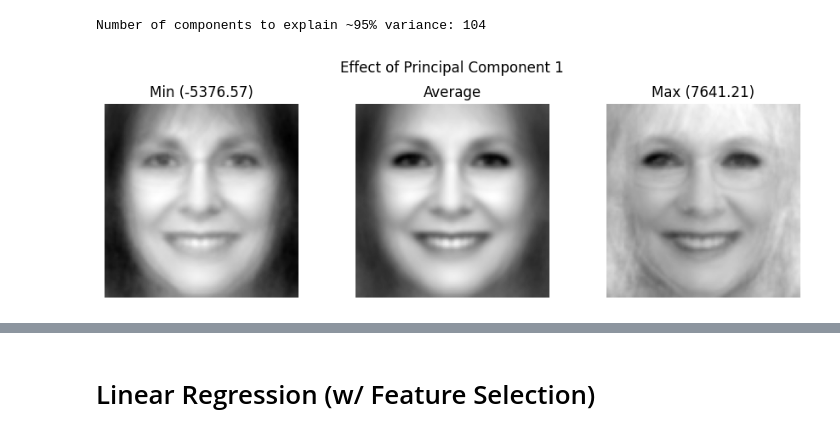
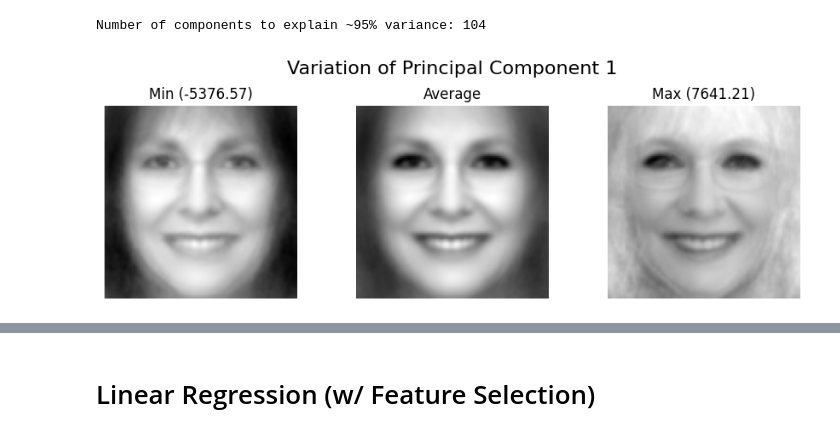
Before and after one commit to s243933/Kareninator, a Jupyter notebook: analyze_ratings.ipynb, the cells around one changed output, grey strips where cells are left out. Saved outputs shown, nothing was run; the diff lists cells and outputs as text; code cells hidden in the pictures.

```diff
--- a/analyze_ratings.ipynb
+++ b/analyze_ratings.ipynb
@@ -130,28 +119,34 @@ actual_components = actual_pca.components_
 # %% [output]
 Number of components to explain ~95% variance: 104
 # %%
-# For PC1, visualize variation
-min_score = np.min(actual_scores[:, 0])
-max_score = np.max(actual_scores[:, 0])
+# Visualize variation within a principal component
+def show_variation(component_index):
 
-# Three images: min, mean, max
-# Image components weighted by min/max scores added onto the average image shows the effect of that component
-img_min = (mean_J + min_score * actual_components[0]).reshape(100, 100)
-img_avg = mean_J.reshape(100, 100)
-img_max = (mean_J + max_score * actual_components[0]).reshape(100, 100)
+    fig, axs = plt.subplots(1, 3, figsize=(9, 3))
 
-fig, axes = plt.subplots(1, 3, figsize=(9, 3))
+    # Get min and max score
+    min_score = np.min(actual_scores[:, component_index])
+    max_score = np.max(actual_scores[:, component_index])
 
-titles = [f"Min ({min_score:.2f})", "Average", f"Max ({max_score:.2f})"]
-imgs = [img_min, img_avg, img_max]
+    # Three images: min, mean, max
+    # Image components weighted by min/max scores added onto the average image shows the effect of that component
+    img_min = (mean_J + min_score * actual_components[component_index]).reshape(100, 100)
+    img_avg = mean_J.reshape(100, 100)
+    img_max = (mean_J + max_score * actual_components[component_index]).reshape(100, 100)
 
-for ax, img, title in zip(axes, imgs, titles):
-    ax.imshow(img, cmap='gray')
-    ax.set_title(title)
-    ax.axis('off')
+    titles = [f"Min ({min_score:.2f})", "Average", f"Max ({max_score:.2f})"]
+    imgs = [img_min, img_avg, img_max]
 
-plt.suptitle(f"Effect of Principal Component 1")
-plt.tight_layout()
-plt.show()
+    # For each of the three images, plot in the corresponding row
+    for ax, img, title in zip(axs, imgs, titles):
+        ax.imshow(img, cmap='gray')
+        ax.set_title(title)
+        ax.axis('off')
+
+    plt.suptitle(f"Variation of Principal Component {component_index+1}", fontsize=16)
+    plt.tight_layout()
+    plt.show()
-# %% [output]
-[figure, removed]
+# %%
+show_variation(0)  # Show variation for the first principal component
+# %% [output]
+[figure, added]
```
Also changed, not shown: parts of 10 cells of this notebook.
